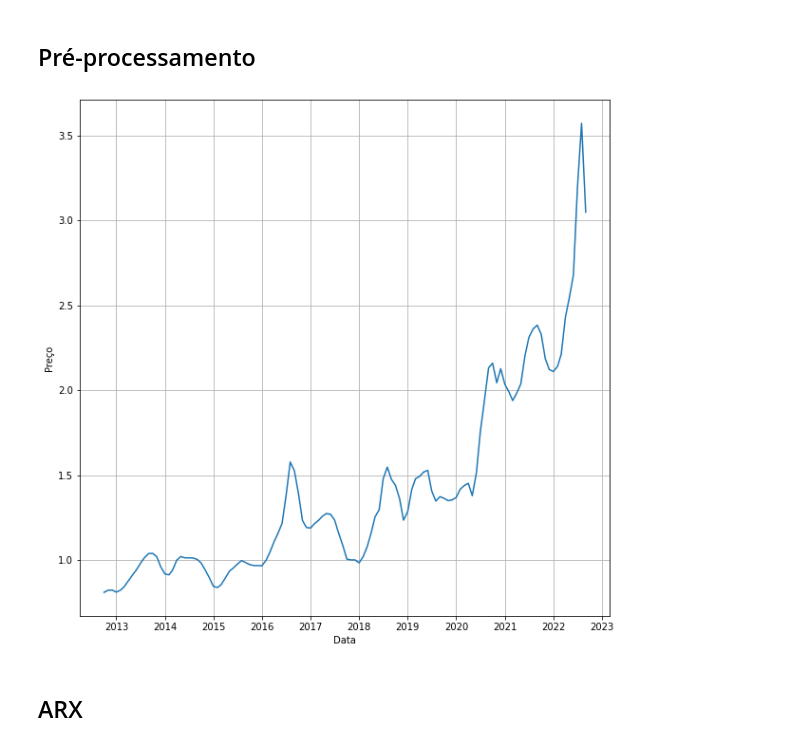
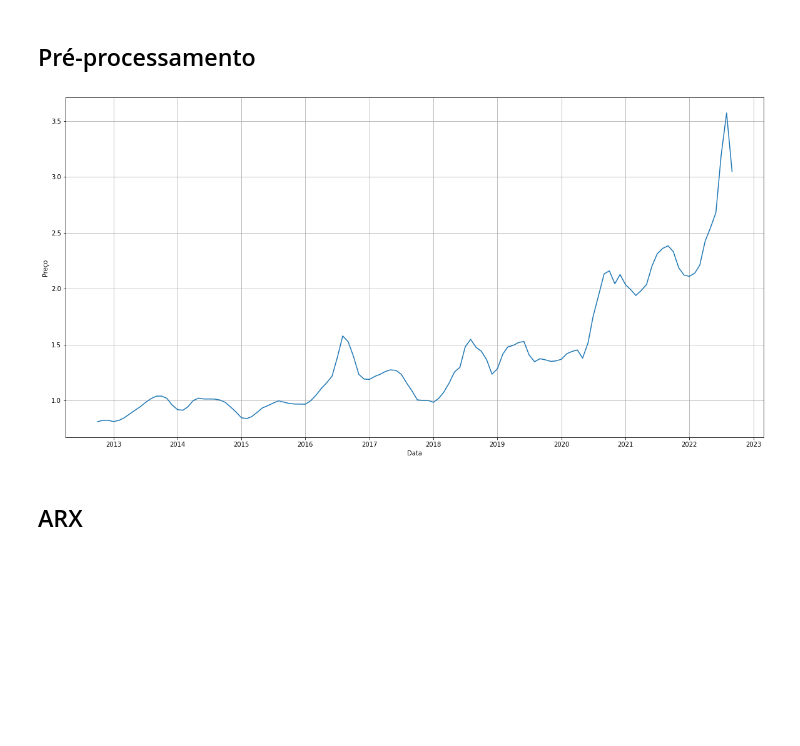
Before and after one commit to CaioMizerkowski/mestrado, a Jupyter notebook: EELT7016/trabalho_01.ipynb, the cells around one changed output. Cells and saved outputs as stored; diff of their text form; code cells hidden in the pictures; blank space fills up the shorter version.

```diff
--- a/EELT7016/trabalho_01.ipynb
+++ b/EELT7016/trabalho_01.ipynb
@@ -9,7 +9,10 @@ import numpy as np
 from matplotlib import pyplot as plt
 import seaborn as sns
 import batelada as bt
+import scipy as sp
 # https://www.statsmodels.org/stable/examples/notebooks/generated/tsa_arma_0.html
 # https://www.statsmodels.org/stable/generated/statsmodels.tsa.arima.model.ARIMA.html#statsmodels.tsa.arima.model.ARIMA
 import statsmodels.api as sm
 from statsmodels.tsa.arima.model import ARIMA
+
+figsize = (20, 10)
@@ -232,11 +235,26 @@ df_leite = df_leite.select([pl.col('Data'), pl.col('Preço líquido médio').ali
+# %%
+df_leite = pd.read_excel("cepea-consulta-20221001213951-leite.xls")
+df_leite = pl.DataFrame(df_leite)
+columns = df_leite.columns[1:]
+columns = [
+    df_leite[c].str.replace(",", ".").str.replace("-", "NaN").apply(float).alias(c)
+    for c in columns
+]
+df_leite = df_leite.with_columns(columns)
+df_leite = df_leite.with_column(
+    ("01/" + pl.col("Data")).str.strptime(pl.Date, fmt="%d/%m/%Y").alias("Data")
+)
+df_leite = df_leite.select(
+    [pl.col("Data"), pl.col("Preço líquido médio").alias("Preço")]
+)
 # %%
-plt.figure(figsize=(10,10))
-sns.lineplot(data=df_leite.to_pandas(), x='Data', y='Preço')
+plt.figure(figsize=figsize)
+sns.lineplot(data=df_leite.to_pandas(), x="Data", y="Preço")
 plt.grid()
 plt.show()
 plt.close()
 # %% [output]
-[figure, old version]
+[figure, new version]
 # %% [markdown]
 ## ARX
 # %%
```
Also changed, not shown: parts of 44 cells of this notebook.
